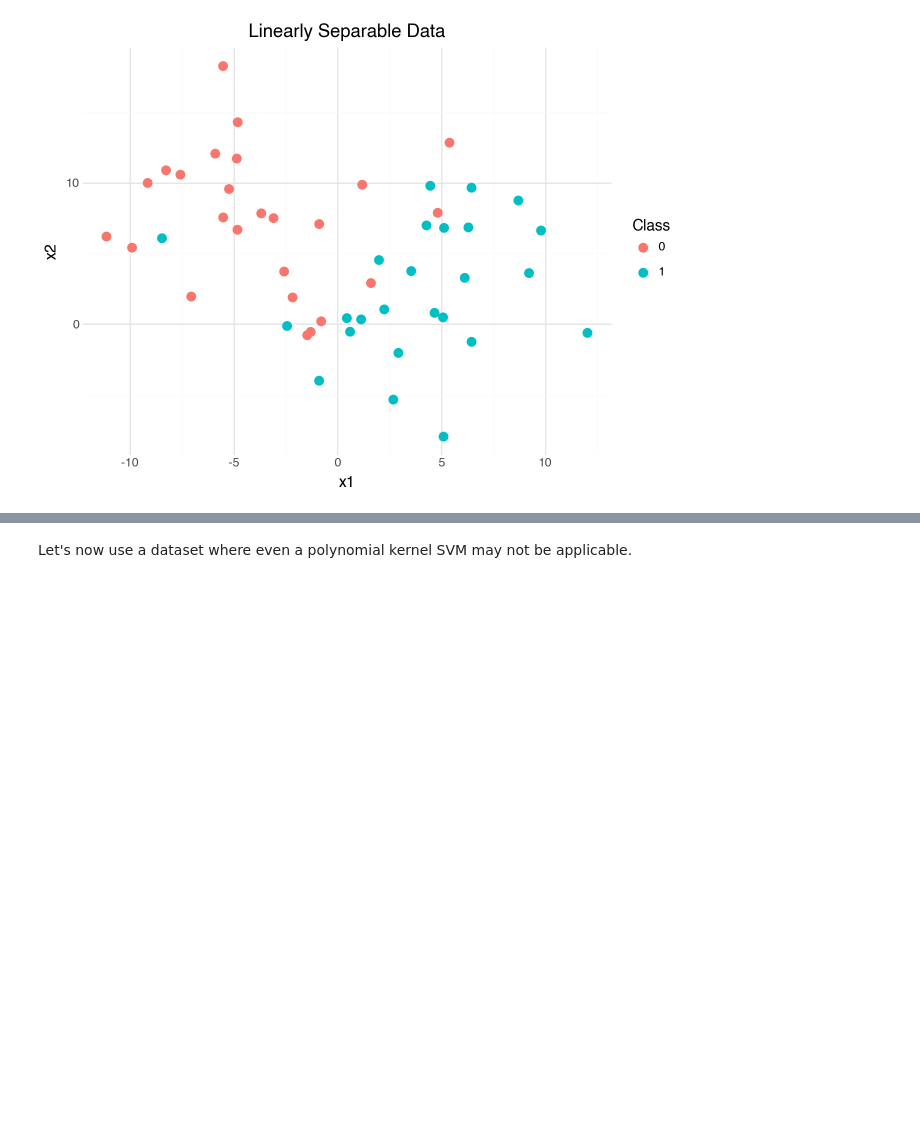
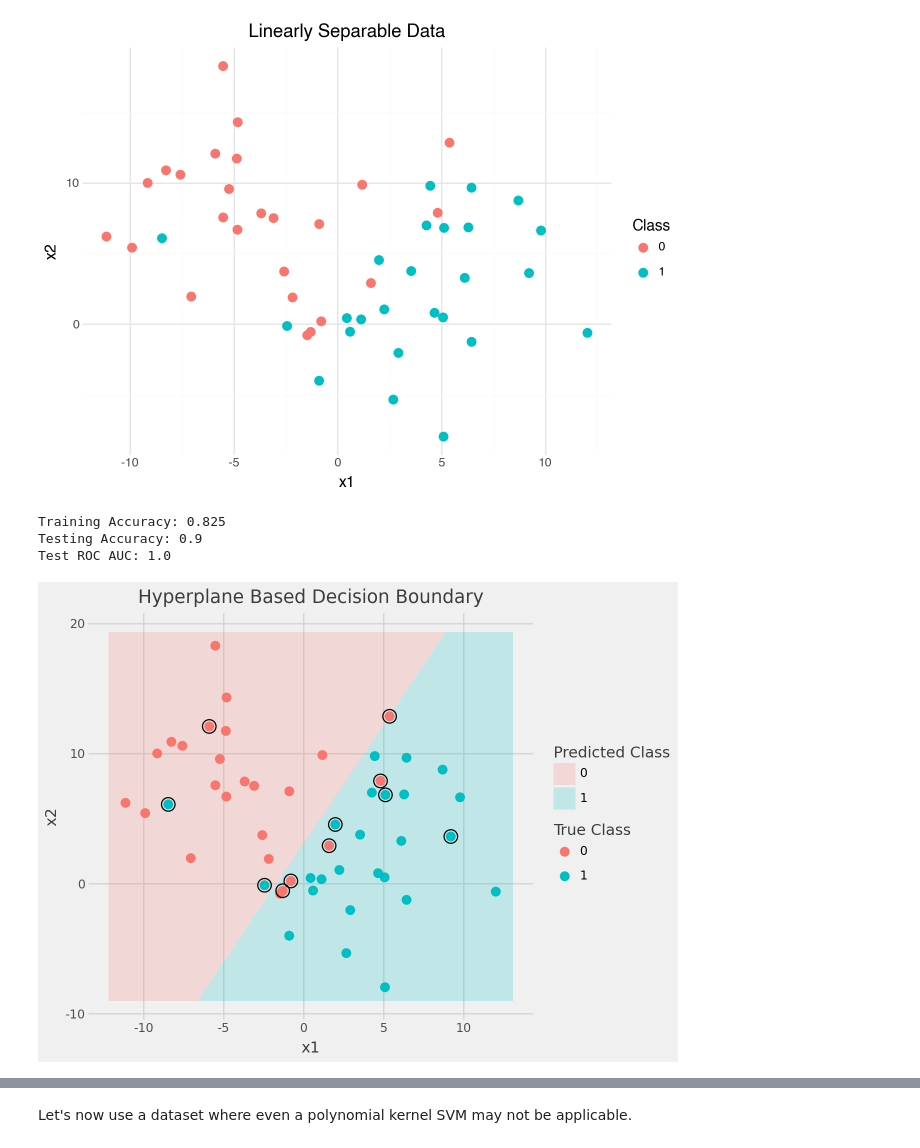
Before and after one commit to rhamzaali/CPSC393-MachineLearning, a Jupyter notebook: code/02_SupportVectorMachines.ipynb, the cells around one changed output, grey strips where cells are left out. Cells and saved outputs as stored; diff of their text form; code cells hidden in the pictures; blank space fills up the shorter version.

```diff
--- a/code/02_SupportVectorMachines.ipynb
+++ b/code/02_SupportVectorMachines.ipynb
@@ -54,3 +53,4 @@ Maximal Marginal Classifiers are not available in scikit-learn. We will use SVC
 mmc = SVC(kernel="linear",C=1e6)
 # %%
 # fit model
+mmc.fit(X,y)
@@ -110,10 +114,27 @@ df = pd.DataFrame({'x1':X[:,0],'x2':X[:,1],'label':y})
 [figure]
 # %%
 # initialize model
+svc = SVC(kernel='linear',C=1e6)
+
+X_train,X_test,y_train,y_test = train_test_split(X,y,test_size=0.2,random_state=42)
 
 # fit data to model
+svc.fit(X_train,y_train)
 
 # evaluate model
+print("Training Accuracy:",svc.score(X_train,y_train))
+print("Testing Accuracy:",svc.score(X_test,y_test))
+
+# decision_function gives distance from hyperplane (used for ROC AUC calculation)
+y_test_pred = svc.decision_function(X_test)
+roc_auc = roc_auc_score(y_test,y_test_pred)
+print("Test ROC AUC:",roc_auc)
 
 # visualize model
+show_hyperplane(svc,X,df)
+# %% [output]
+Training Accuracy: 0.825
+Testing Accuracy: 0.9
+Test ROC AUC: 1.0
+[figure, added]
 # %%
```
Also changed, not shown: parts of 18 cells of this notebook.
